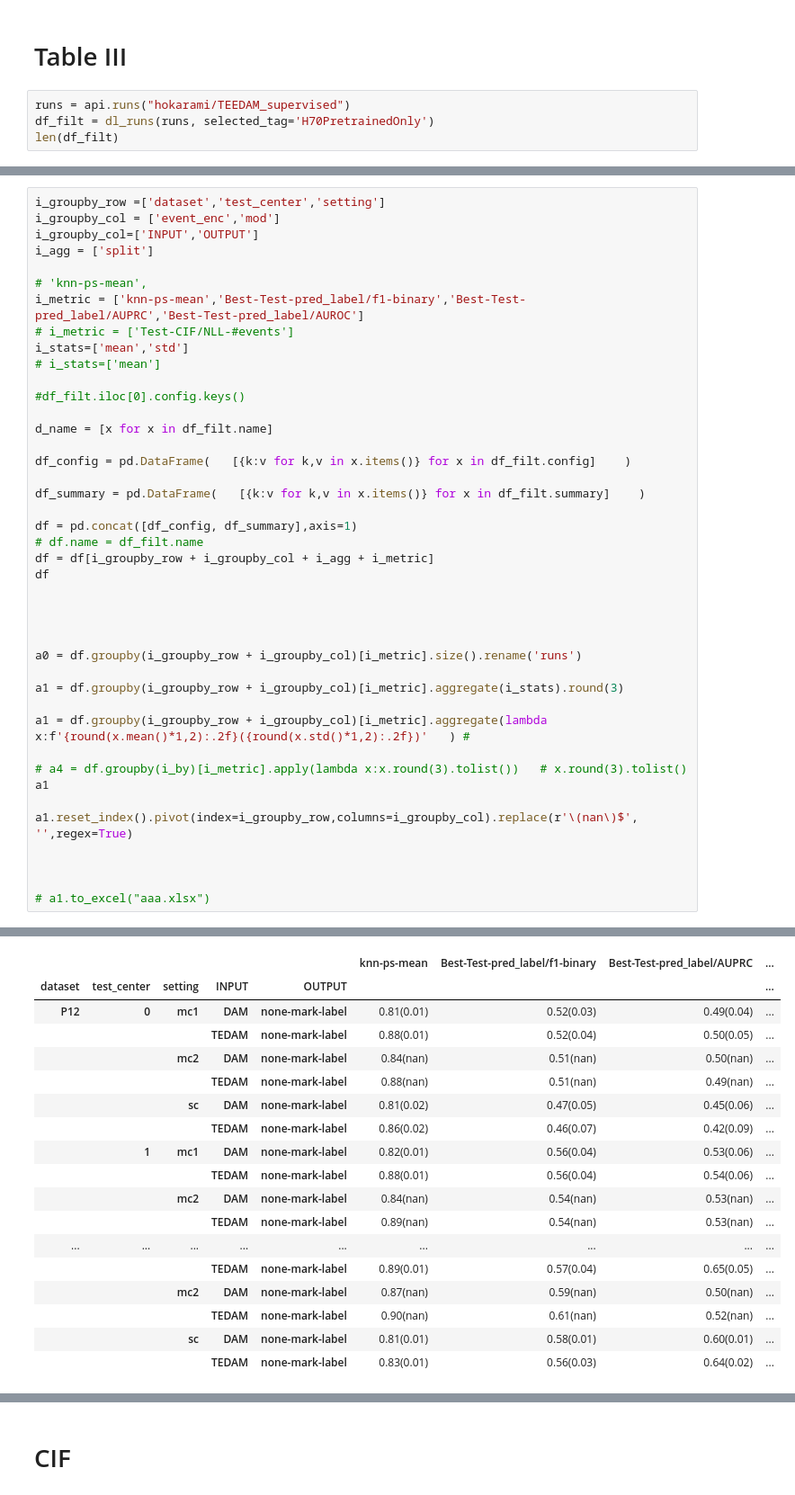
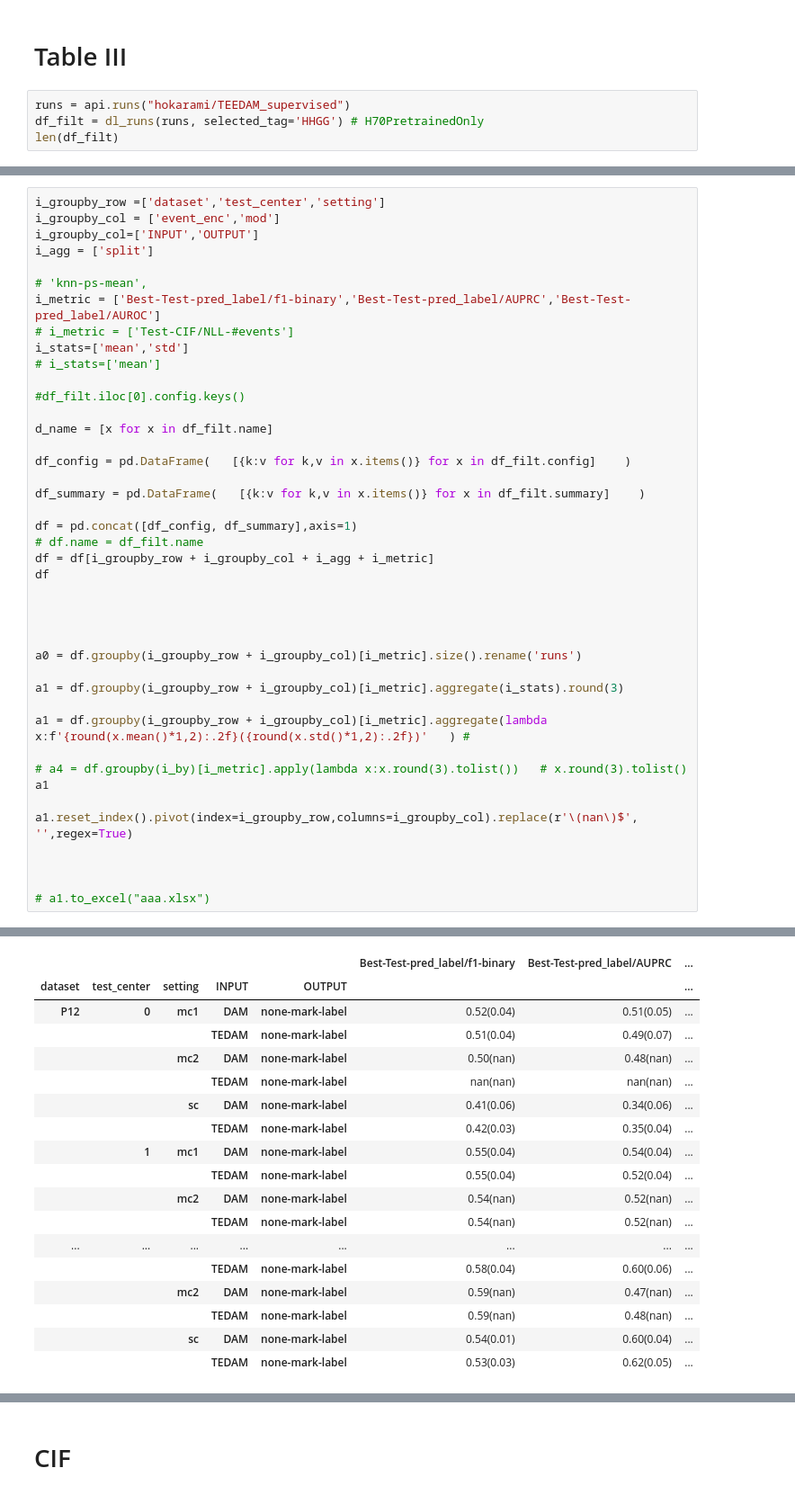
Before and after one commit to hojjatkarami/tedam2, a Jupyter notebook: jup_res.ipynb, the cells around one changed output, grey strips where cells are left out. Shown: that part at 90% size. Drawn from its saved outputs; the diff is of its cells as text.

```diff
--- a/jup_res.ipynb
+++ b/jup_res.ipynb
@@ -381,6 +381,6 @@ Name: path, dtype: object
 # Table III
 # %%
 runs = api.runs("hokarami/TEEDAM_supervised")
-df_filt = dl_runs(runs, selected_tag='H70PretrainedOnly')
+df_filt = dl_runs(runs, selected_tag='HHGG') # H70PretrainedOnly
 len(df_filt)
 # %% [output]
@@ -392,7 +392,7 @@ i_groupby_col=['INPUT','OUTPUT']
 i_agg = ['split']
 
 # 'knn-ps-mean',
-i_metric = ['knn-ps-mean','Best-Test-pred_label/f1-binary','Best-Test-pred_label/AUPRC','Best-Test-pred_label/AUROC']
+i_metric = ['Best-Test-pred_label/f1-binary','Best-Test-pred_label/AUPRC','Best-Test-pred_label/AUROC']
 # i_metric = ['Test-CIF/NLL-#events']
 i_stats=['mean','std']
 # i_stats=['mean']
@@ -444,18 +444,18 @@ a1.reset_index().pivot(index=i_groupby_row,columns=i_groupby_col).replace(r'\(na
-|  |  |  |  |  | knn-ps-mean | Best-Test-pred_label/f1-binary | Best-Test-pred_label/AUPRC | ... |
-| dataset | test_center | setting | INPUT | OUTPUT |  |  |  | ... |
-| P12 | 0 | mc1 | DAM | none-mark-label | 0.81(0.01) | 0.52(0.03) | 0.49(0.04) | ... |
-|  |  |  | TEDAM | none-mark-label | 0.88(0.01) | 0.52(0.04) | 0.50(0.05) | ... |
-|  |  | mc2 | DAM | none-mark-label | 0.84(nan) | 0.51(nan) | 0.50(nan) | ... |
-|  |  |  | TEDAM | none-mark-label | 0.88(nan) | 0.51(nan) | 0.49(nan) | ... |
-|  |  | sc | DAM | none-mark-label | 0.81(0.02) | 0.47(0.05) | 0.45(0.06) | ... |
-|  |  |  | TEDAM | none-mark-label | 0.86(0.02) | 0.46(0.07) | 0.42(0.09) | ... |
-|  | 1 | mc1 | DAM | none-mark-label | 0.82(0.01) | 0.56(0.04) | 0.53(0.06) | ... |
-|  |  |  | TEDAM | none-mark-label | 0.88(0.01) | 0.56(0.04) | 0.54(0.06) | ... |
-|  |  | mc2 | DAM | none-mark-label | 0.84(nan) | 0.54(nan) | 0.53(nan) | ... |
-|  |  |  | TEDAM | none-mark-label | 0.89(nan) | 0.54(nan) | 0.53(nan) | ... |
-| ... | ... | ... | ... | ... | ... | ... | ... | ... |
-|  |  |  | TEDAM | none-mark-label | 0.89(0.01) | 0.57(0.04) | 0.65(0.05) | ... |
-|  |  | mc2 | DAM | none-mark-label | 0.87(nan) | 0.59(nan) | 0.50(nan) | ... |
-|  |  |  | TEDAM | none-mark-label | 0.90(nan) | 0.61(nan) | 0.52(nan) | ... |
-|  |  | sc | DAM | none-mark-label | 0.81(0.01) | 0.58(0.01) | 0.60(0.01) | ... |
-|  |  |  | TEDAM | none-mark-label | 0.83(0.01) | 0.56(0.03) | 0.64(0.02) | ... |
+|  |  |  |  |  | Best-Test-pred_label/f1-binary | Best-Test-pred_label/AUPRC | ... |
+| dataset | test_center | setting | INPUT | OUTPUT |  |  | ... |
+| P12 | 0 | mc1 | DAM | none-mark-label | 0.52(0.04) | 0.51(0.05) | ... |
+|  |  |  | TEDAM | none-mark-label | 0.51(0.04) | 0.49(0.07) | ... |
+|  |  | mc2 | DAM | none-mark-label | 0.50(nan) | 0.48(nan) | ... |
+|  |  |  | TEDAM | none-mark-label | nan(nan) | nan(nan) | ... |
+|  |  | sc | DAM | none-mark-label | 0.41(0.06) | 0.34(0.06) | ... |
+|  |  |  | TEDAM | none-mark-label | 0.42(0.03) | 0.35(0.04) | ... |
+|  | 1 | mc1 | DAM | none-mark-label | 0.55(0.04) | 0.54(0.04) | ... |
+|  |  |  | TEDAM | none-mark-label | 0.55(0.04) | 0.52(0.04) | ... |
+|  |  | mc2 | DAM | none-mark-label | 0.54(nan) | 0.52(nan) | ... |
+|  |  |  | TEDAM | none-mark-label | 0.54(nan) | 0.52(nan) | ... |
+| ... | ... | ... | ... | ... | ... | ... | ... |
+|  |  |  | TEDAM | none-mark-label | 0.58(0.04) | 0.60(0.06) | ... |
+|  |  | mc2 | DAM | none-mark-label | 0.59(nan) | 0.47(nan) | ... |
+|  |  |  | TEDAM | none-mark-label | 0.59(nan) | 0.48(nan) | ... |
+|  |  | sc | DAM | none-mark-label | 0.54(0.01) | 0.60(0.04) | ... |
+|  |  |  | TEDAM | none-mark-label | 0.53(0.03) | 0.62(0.05) | ... |
```
Also changed, not shown: parts of 3 cells of this notebook, 1 other file.
